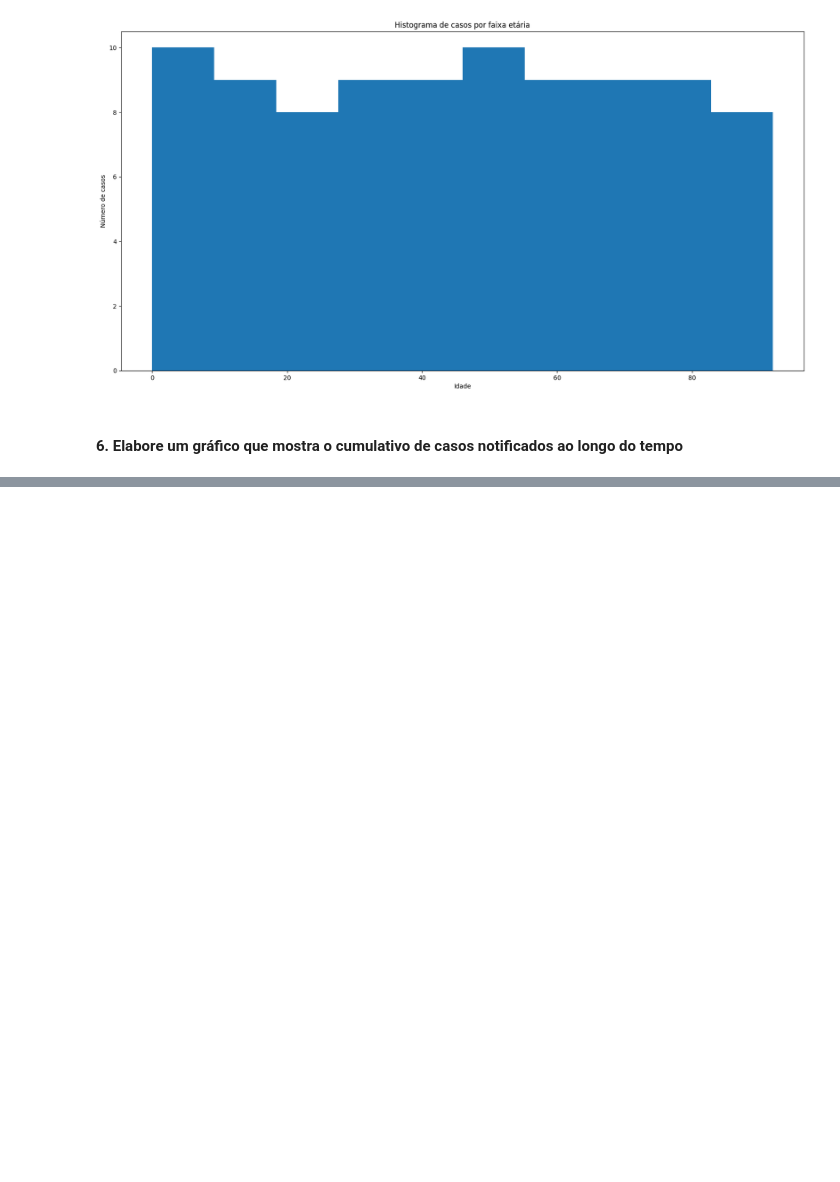
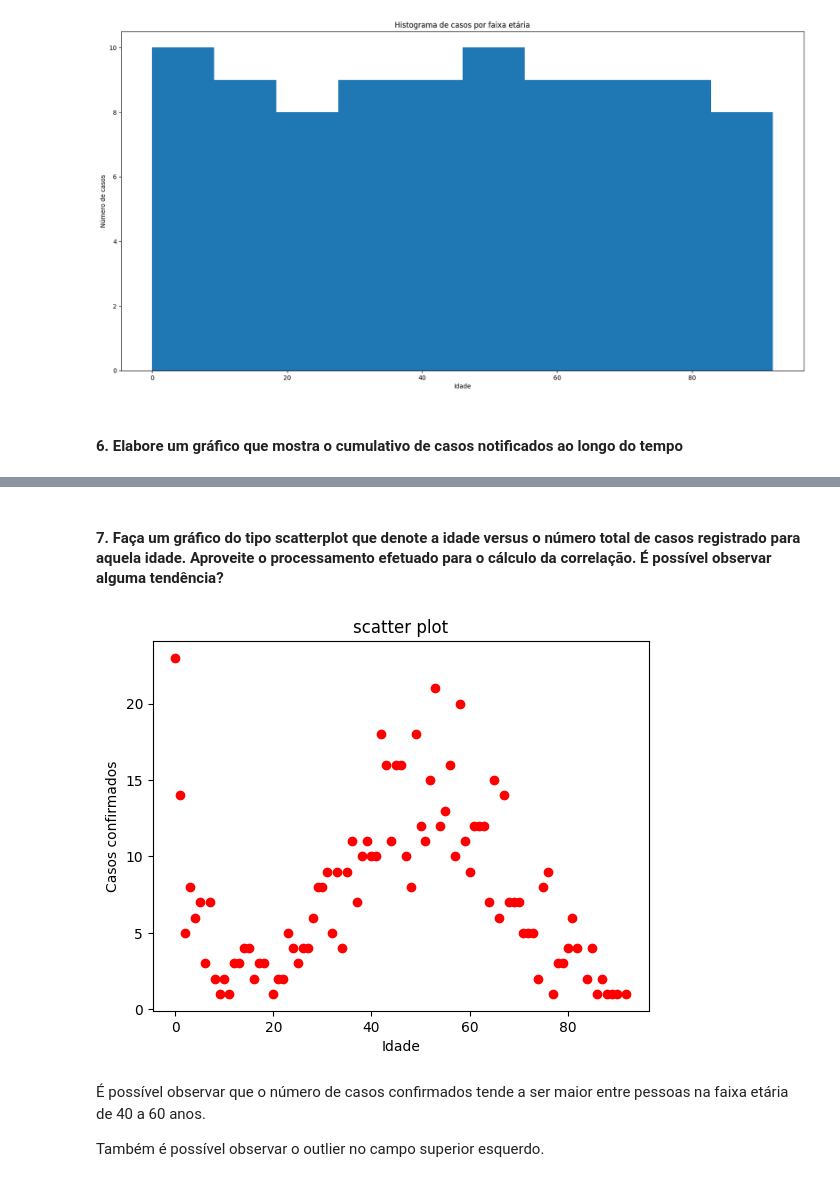
Before and after one commit to cetdo/redesneurais1, a Jupyter notebook: Analise.ipynb, the cells around one changed output, grey strips where cells are left out. Saved outputs shown, nothing was run; the diff lists cells and outputs as text; code cells hidden in the pictures; blank space fills up the shorter version.

```diff
--- a/Analise.ipynb
+++ b/Analise.ipynb
@@ -336,0 +335,19 @@ Text(0, 0.5, 'Número de casos')
+# %% [markdown]
+#### 7. Faça um gráfico do tipo scatterplot que denote a idade versus o número total de casos registrado para aquela idade. Aproveite o processamento efetuado para o cálculo da correlação. É possível observar alguma tendência?
+# %%
+age_confirmed = confirmed['_idade'].value_counts()
+_age = age_confirmed.index
+_confirmed = age_confirmed.values
+
+fig, ax = plt.subplots()
+ax.scatter(_age, _confirmed, color='r')
+ax.set_ylabel('Casos confirmados')
+ax.set_xlabel('Idade')
+ax.set_title('scatter plot')
+plt.show()
+# %% [output]
+[figure, added]
+# %% [markdown]
+É possível observar que o número de casos confirmados tende a ser maior entre pessoas na faixa etária de 40 a 60 anos.
+
+Também é possível observar o outlier no campo superior esquerdo.
```
Also changed, not shown: parts of 2 cells of this notebook.
